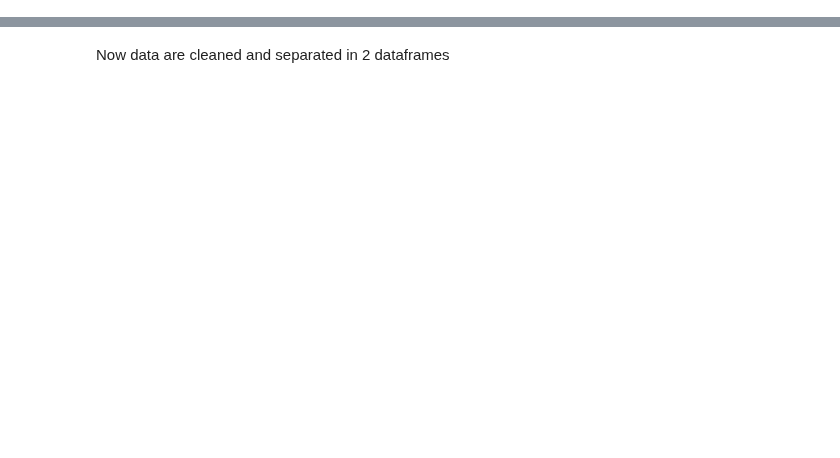
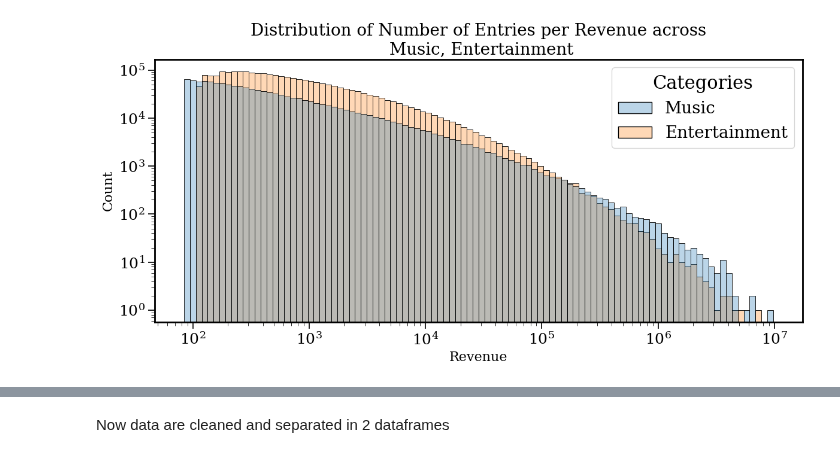
Before and after one commit to epfl-ada/ada-2024-project-tropicaltoucansinsight, a Jupyter notebook: engagement.ipynb, the cells around one changed output, grey strips where cells are left out. Cells and saved outputs as stored; diff of their text form; code cells hidden in the pictures; blank space fills up the shorter version.

```diff
--- a/engagement.ipynb
+++ b/engagement.ipynb
@@ -32,0 +37,11 @@ df_entertainment = dataframes['df_metadata_Entertainment']
+# %%
+df_music_1 = df_music.copy(deep=True)
+df_entertainment_1 = df_entertainment.copy(deep=True)
+
+df_entertainment_1 = df_entertainment_1[df_entertainment_1['view_count'] != 0]
+df_music_1 = df_music_1[df_music_1['view_count'] != 0]
+# %%
+threshold = df_music_1['view_count'].quantile(0.85)
+
+df_famous_music_1 = df_music_1[df_music_1['view_count'] > threshold]
+df_famous_entertainment_1 = df_entertainment_1[df_entertainment_1['view_count'] > threshold]
@@ -32,0 +110,10 @@ df_entertainment = dataframes['df_metadata_Entertainment']
+# %%
+data_utils.compare_distribution_across_categories(df_famous_metadata_compare,
+                                                  columns=["estimated_revenue"],
+                                                  categories=categories,
+                                                  x_logs=[True],
+                                                  y_logs=[True],
+                                                  kind="hist",
+                                                  hue="categories")
+# %% [output]
+[figure, added]
```
Also changed, not shown: parts of 10 cells of this notebook, 1 other file.
